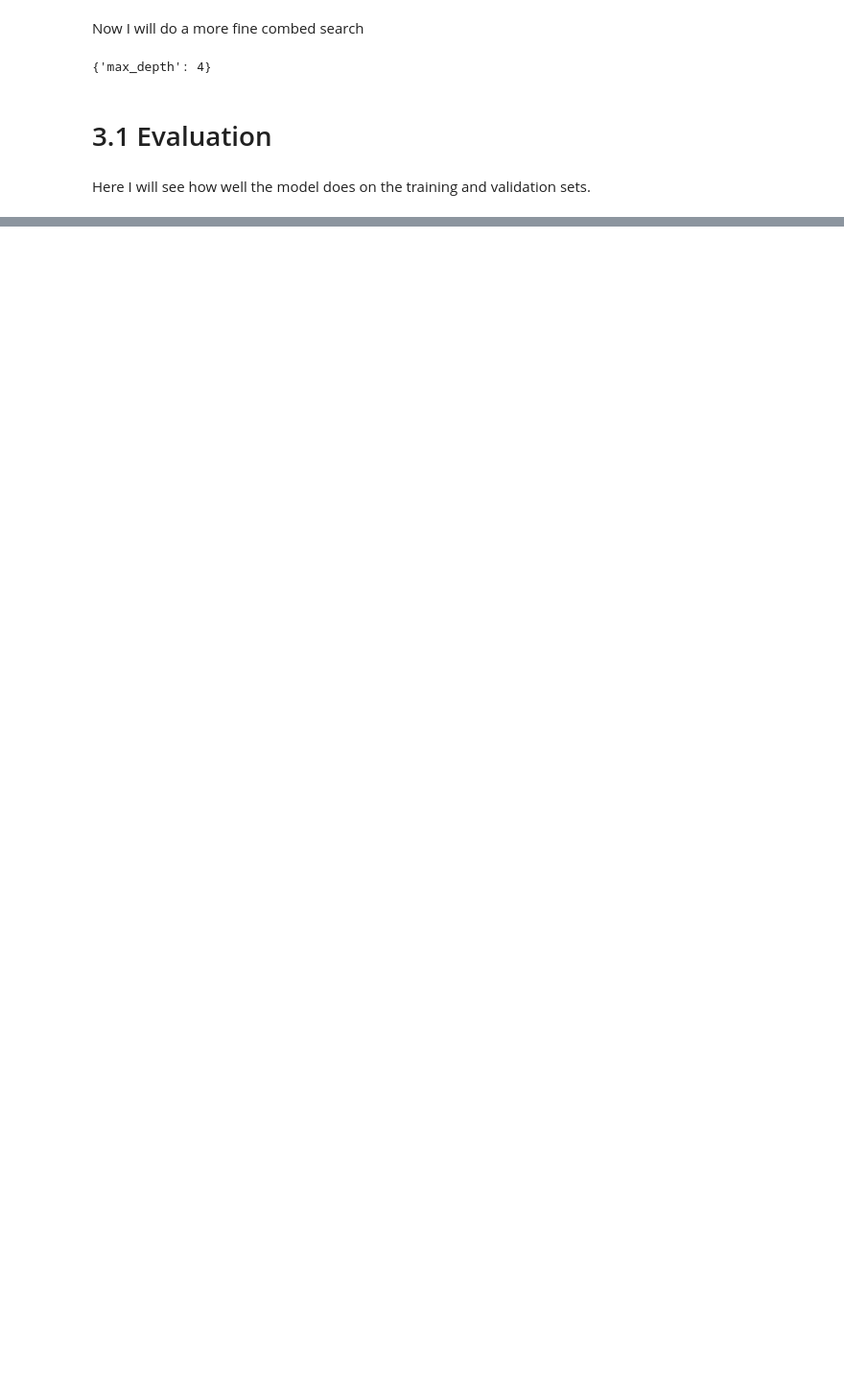
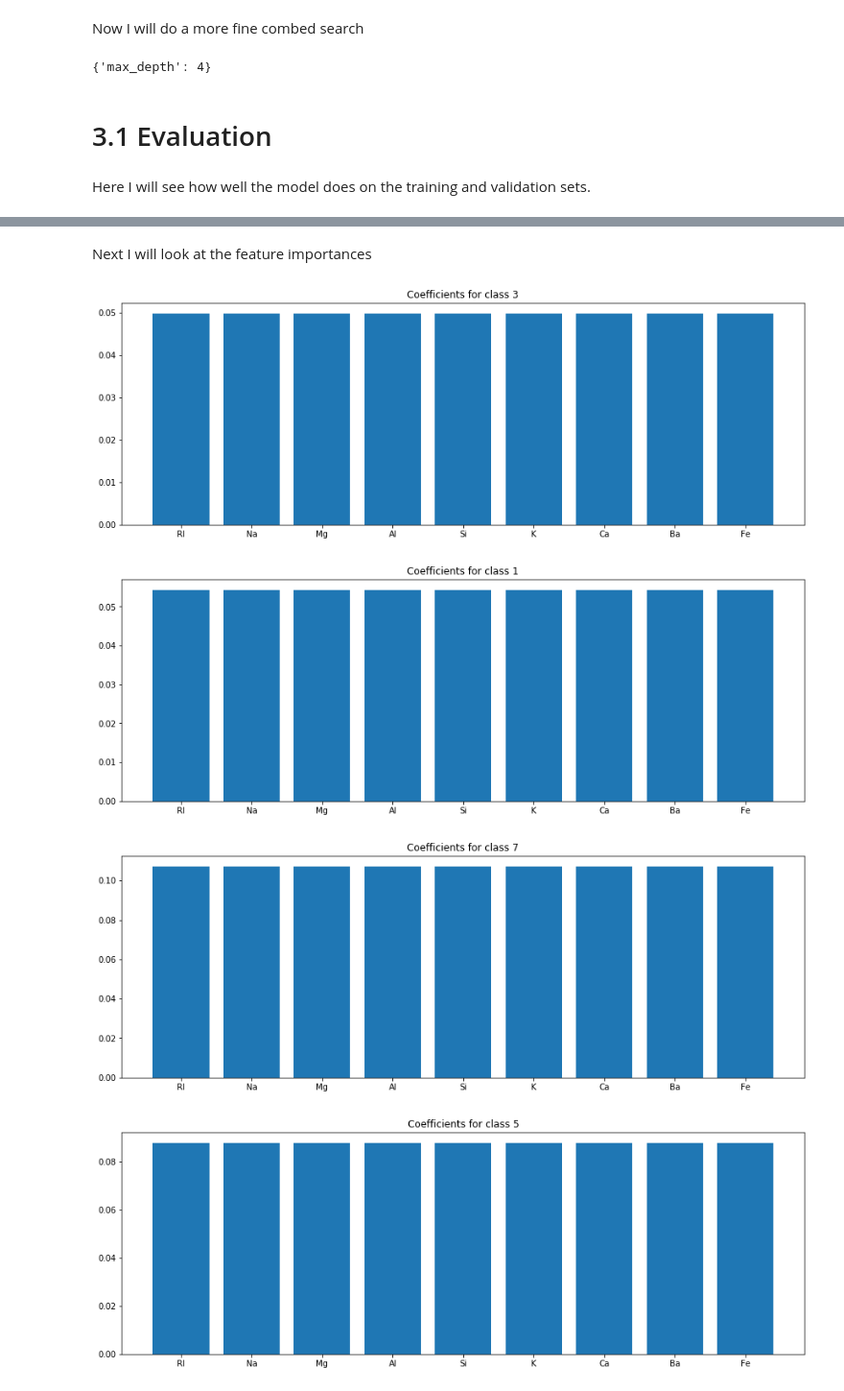
Before and after one commit to georgewillben/Glass_Classification, a Jupyter notebook: XGBoost Modeling.ipynb, the cells around one changed output, grey strips where cells are left out. Shown: that part at 96% size. Drawn from its saved outputs; the diff is of its cells as text; code cells hidden in the pictures; blank space fills up the shorter version.

```diff
--- a/XGBoost Modeling.ipynb
+++ b/XGBoost Modeling.ipynb
@@ -117,0 +120,16 @@ weighted avg       0.80      0.75      0.76        40
+# %%
+# alter parameter
+model.set_params(max_depth = 2)
+
+# fit
+model.fit(X_train, y_train)
+
+# validation predictions
+val_pred = model.predict(X_val)
+
+# scores
+print("training performance")
+print(classification_report(y_train, train_pred))
+
+print("validation performance")
+print(classification_report(y_val, val_pred))
@@ -117,0 +154,14 @@ weighted avg       0.80      0.75      0.76        40
+# %% [markdown]
+Next I will look at the feature importances
+# %%
+# loop through classes and print feature importances for each one
+for n, t in enumerate(train.Type.unique()):
+    plt.figure(figsize=(15, 5))
+    plt.bar(train.drop("Type", axis=1).columns, model.feature_importances_[n])
+    plt.title(f"Coefficients for class {t}")
+    plt.show()
+# %% [output]
+[figure, added]
+[figure, added]
+[figure, added]
+[figure, added]
```
Also changed, not shown: parts of 6 cells of this notebook, 1 other file.
